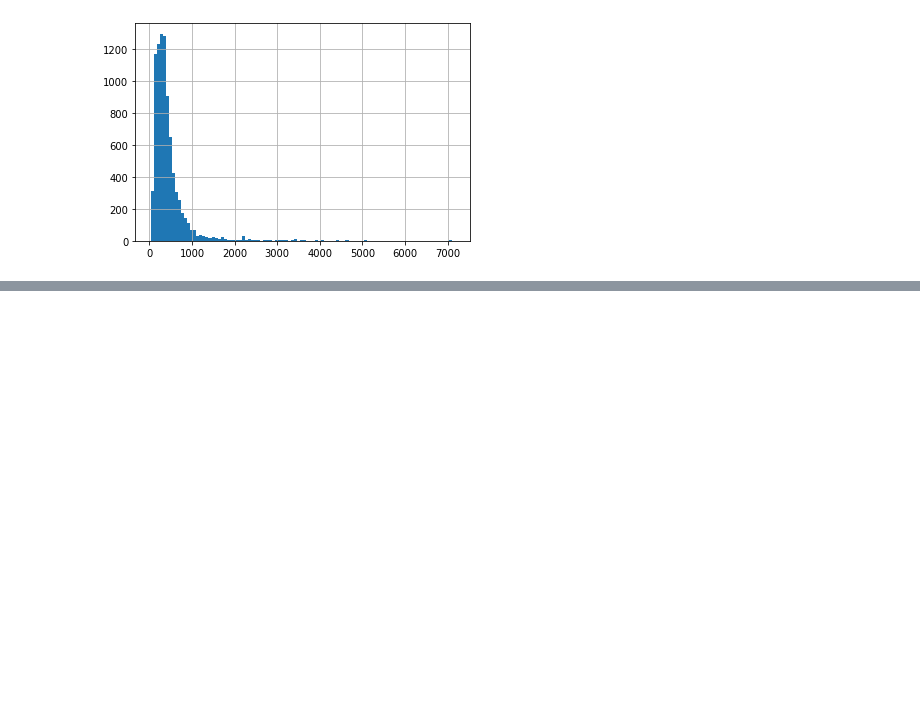
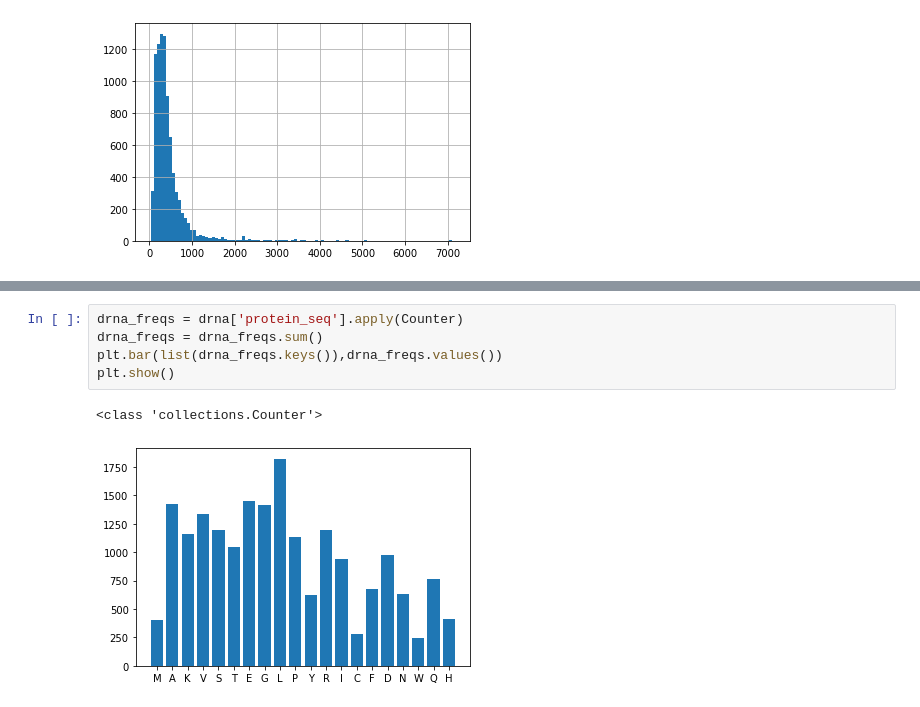
Before and after one commit to peake-s/data_science_final, a Jupyter notebook: exploration/exploratory_nb.ipynb, the cells around one changed output, grey strips where cells are left out. Cells and saved outputs as stored; diff of their text form; blank space fills up the shorter version.

```diff
--- a/exploration/exploratory_nb.ipynb
+++ b/exploration/exploratory_nb.ipynb
@@ -80,0 +111,8 @@ sns.stripplot(x = data['type'], y = data['3_letters'], data = data)
+# %%
+drna_freqs = drna['protein_seq'].apply(Counter)
+drna_freqs = drna_freqs.sum()
+plt.bar(list(drna_freqs.keys()),drna_freqs.values())
+plt.show()
+# %% [output]
+<class 'collections.Counter'>
+[figure, added]
```
Also changed, not shown: parts of 7 cells of this notebook.
